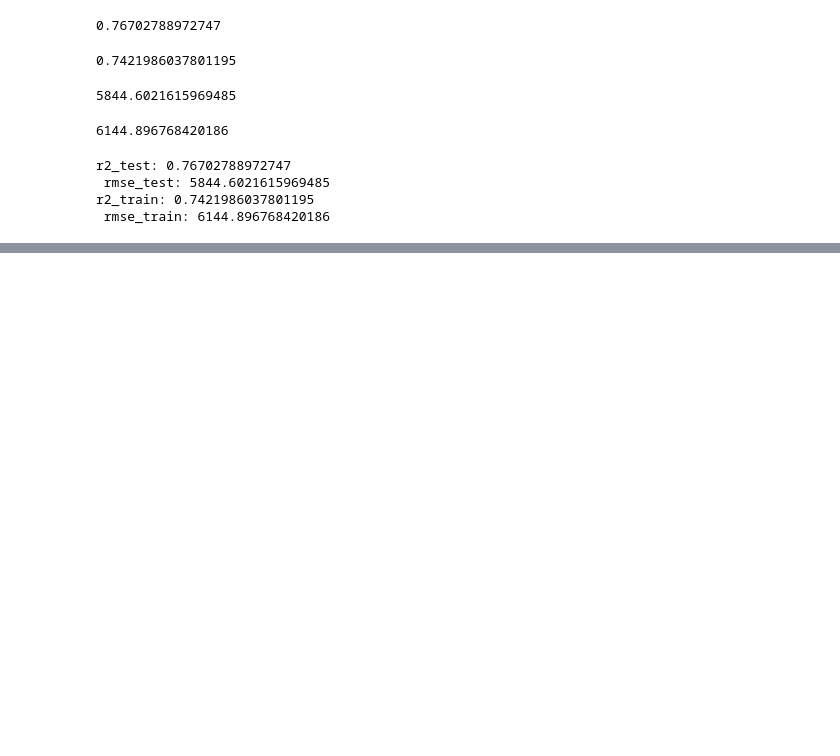
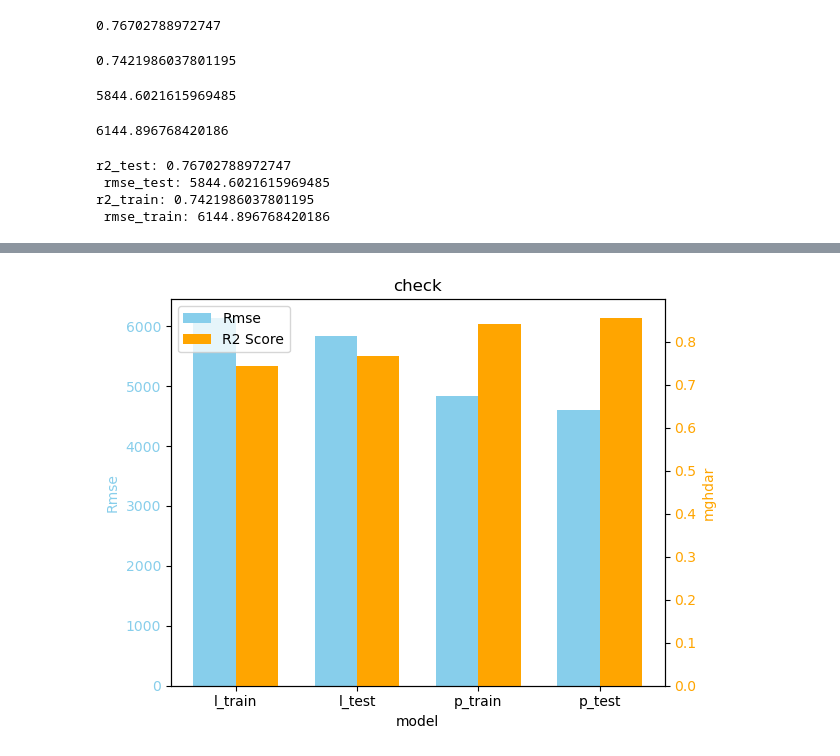
Before and after one commit to shahramsamar/ML-AI, a Jupyter notebook: ML/RegressionPolynomial Vs Regression /RegressionPolynomial vs Regression.ipynb, the cells around one changed output, grey strips where cells are left out. Saved outputs shown, nothing was run; the diff lists cells and outputs as text; code cells hidden in the pictures; blank space fills up the shorter version.

```diff
--- a/ML/RegressionPolynomial Vs Regression /RegressionPolynomial vs Regression.ipynb
+++ b/ML/RegressionPolynomial Vs Regression /RegressionPolynomial vs Regression.ipynb
@@ -105,0 +124,5 @@ r2_train: 0.7421986037801195
+# %%
+mse_train = mean_squared_error(y_train, y_train_pred_poly)
+print(mse_train)
+mse_test = mean_squared_error(y_test, y_test_pred_poly)
+print(mse_test)
@@ -105,0 +132,5 @@ r2_train: 0.7421986037801195
+# %%
+rmse_test_poly = np.sqrt(mse_test)
+print(f'{rmse_test_poly:.0f}')
+rmse_train_poly = np.sqrt(mse_train)
+print(f'{rmse_train_poly:.0f}')
@@ -105,0 +140,5 @@ r2_train: 0.7421986037801195
+# %%
+r2_train_poly = r2_score(y_train, y_train_pred_poly)
+print(f'{r2_train_poly:.2f}')
+r2_test_poly = r2_score(y_test, y_test_pred_poly)
+print(f'{r2_test_poly:.2f}')
@@ -105,0 +183,40 @@ r2_train: 0.7421986037801195
+# %%
+#plt.subplot(1, 3, 3)
+
+model = ['l_train', 'l_test', 'p_train', 'p_test']
+rmse_values = [rmse_train, rmse_test, rmse_train_poly, rmse_test_poly]
+r2_values = [r2_train, r2_test, r2_train_poly, r2_test_poly]
+
+x = np.arange(len(model))
+width = 0.35
+
+fig, ax1 = plt.subplots()
+
+color = 'skyblue'
+ax1.set_xlabel('model')
+ax1.set_ylabel('Rmse', color=color)
+bars1 = ax1.bar(x - width / 2, rmse_values, width, label='Rmse', color=color)
+ax1.tick_params(axis='y', labelcolor=color)
+
+ax2 = ax1.twinx()
+color='orange'
+ax2.set_ylabel('r2 score', color=color)
+bars2 = plt.bar(x + width / 2, r2_values, width, label='R2 Score', color=color)
+ax2.tick_params(axis='y', labelcolor=color)
+
+plt.title('check')
+plt.xlabel('model')
+plt.ylabel('mghdar')
+plt.xticks(x, model)
+#plt.legend()
+plt.grid(True, linestyle='--', alpha=0.5, axis='x')
+
+lines1, labels1 = ax1.get_legend_handles_labels()
+lines2, labels2 = ax2.get_legend_handles_labels()
+ax1.legend(lines1 + lines2, labels1 + labels2, loc='upper left')
+
+
+plt.tight_layout()
+plt.show()
+# %% [output]
+[figure, added]
```
Also changed, not shown: parts of 13 cells of this notebook.
